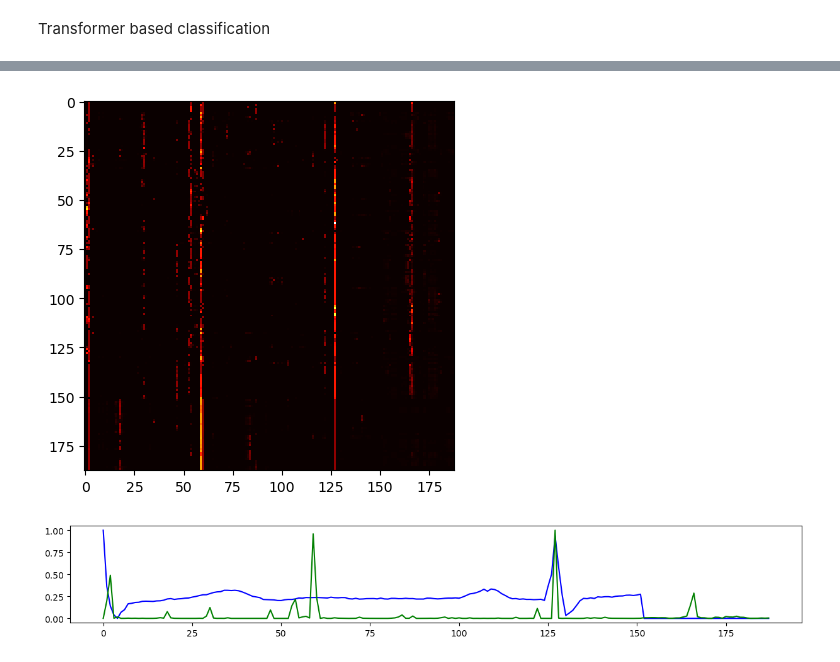
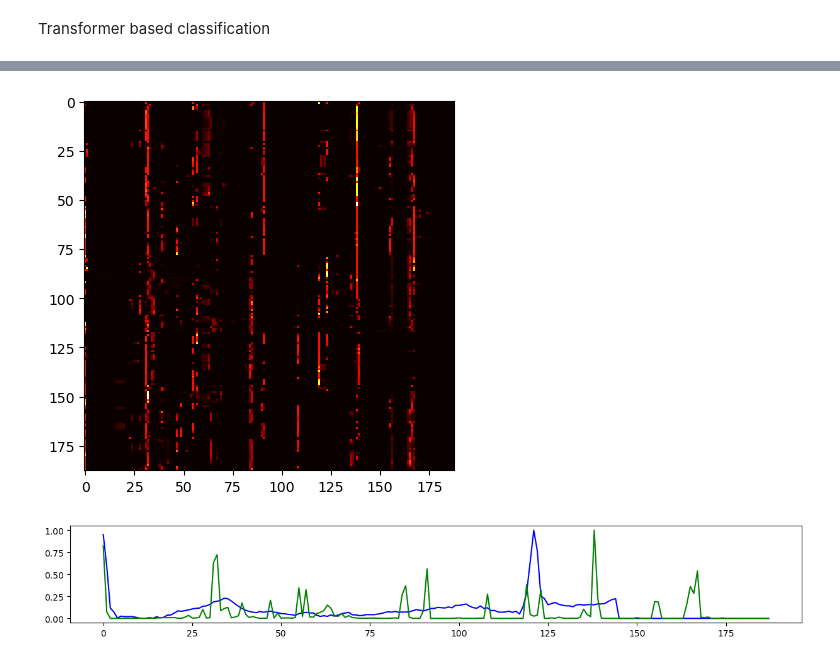
Before and after one commit to zytros/FS24, a Jupyter notebook: ML4HC/Project2/part1.ipynb, the cells around one changed output, grey strips where cells are left out. Cells and saved outputs as stored; diff of their text form; code cells hidden in the pictures.

```diff
--- a/ML4HC/Project2/part1.ipynb
+++ b/ML4HC/Project2/part1.ipynb
@@ -70,0 +93,9 @@ X_test_extracted_features.to_csv('data/X_test_extracted_features.csv', index=Fal
+# %%
+cols = X_test_features_filtered.columns
+X_train_features = X_train_extracted_features[cols].values
+X_test_features = X_test_extracted_features[cols].values
+'''X_train_with_features = np.concatenate((X_train, X_train_features), axis=1)
+X_test_with_features = np.concatenate((X_test, X_test_features), axis=1)'''
+X_train_with_features = X_train_features
+X_test_with_features = X_test_features
+X_train_with_features.shape, X_test_with_features.shape
@@ -100,0 +134,14 @@ Random Forest balanced accuracy: 0.9561626833473071
+# %%
+svm_clf_with_features = svm.SVC()
+svm_clf_with_features.fit(X_train_with_features, y_train)
+
+svm_features_preds = svm_clf_with_features.predict(X_test_with_features)
+svm_acc_with_features = balanced_accuracy_score(y_test, svm_features_preds)
+print(f'SVM with features balanced accuracy: {svm_acc_with_features}')
+
+rf_clf_with_features = RandomForestClassifier()
+rf_clf_with_features.fit(X_train_with_features, y_train)
+
+rf_features_preds = rf_clf_with_features.predict(X_test_with_features)
+rf_acc_with_features = balanced_accuracy_score(y_test, rf_features_preds)
+print(f'Random Forest with features balanced accuracy: {rf_acc_with_features}')
@@ -322,5 +372,5 @@ class CNN_vanilla(nn.Module):
 # %%
 conv_vanilla = CNN_vanilla()
 # %%
-train_model(conv_vanilla, train_loader, epochs=10)
+train_model(conv_vanilla, train_loader, epochs=20)
 # %% [output]
@@ -398,5 +458,5 @@ model = ResNet(ResidualBlock, [2, 2])
 # %%
 ConvResNet = ResNet(ResidualBlock, [2, 2], num_classes=1)
 # %%
-train_model(ConvResNet, train_loader, epochs=10)
+train_model(ConvResNet, train_loader, epochs=20)
 # %% [output]
@@ -460,15 +530,15 @@ Transformer balanced accuracy: 0.9618803638213489
 # %%
 transformer.eval()
-idx_vis = 105
-x = torch.tensor(X_test[idx_vis], dtype=torch.float).unsqueeze(-1).unsqueeze(0)
+idx_vis = 2
+x = torch.tensor(X_train[idx_vis], dtype=torch.float).unsqueeze(-1).unsqueeze(0)
 #print(x)
 y = transformer(x)
 attention = y.attentions[-1].mean(dim=1).squeeze().detach().numpy()
 plot2D_array(attention)
 summed_attention = attention.sum(axis=0)
 scaled_attention = summed_attention / np.max(summed_attention)
 plot_array
-plot_arrays([X_test[idx_vis], scaled_attention])
+plot_arrays([X_train[idx_vis], scaled_attention])
 # %% [output]
-[figure, old version]
+[figure, new version]
-[figure, old version]
+[figure, new version]
```
Also changed, not shown: parts of 19 cells of this notebook, 6 other files.
